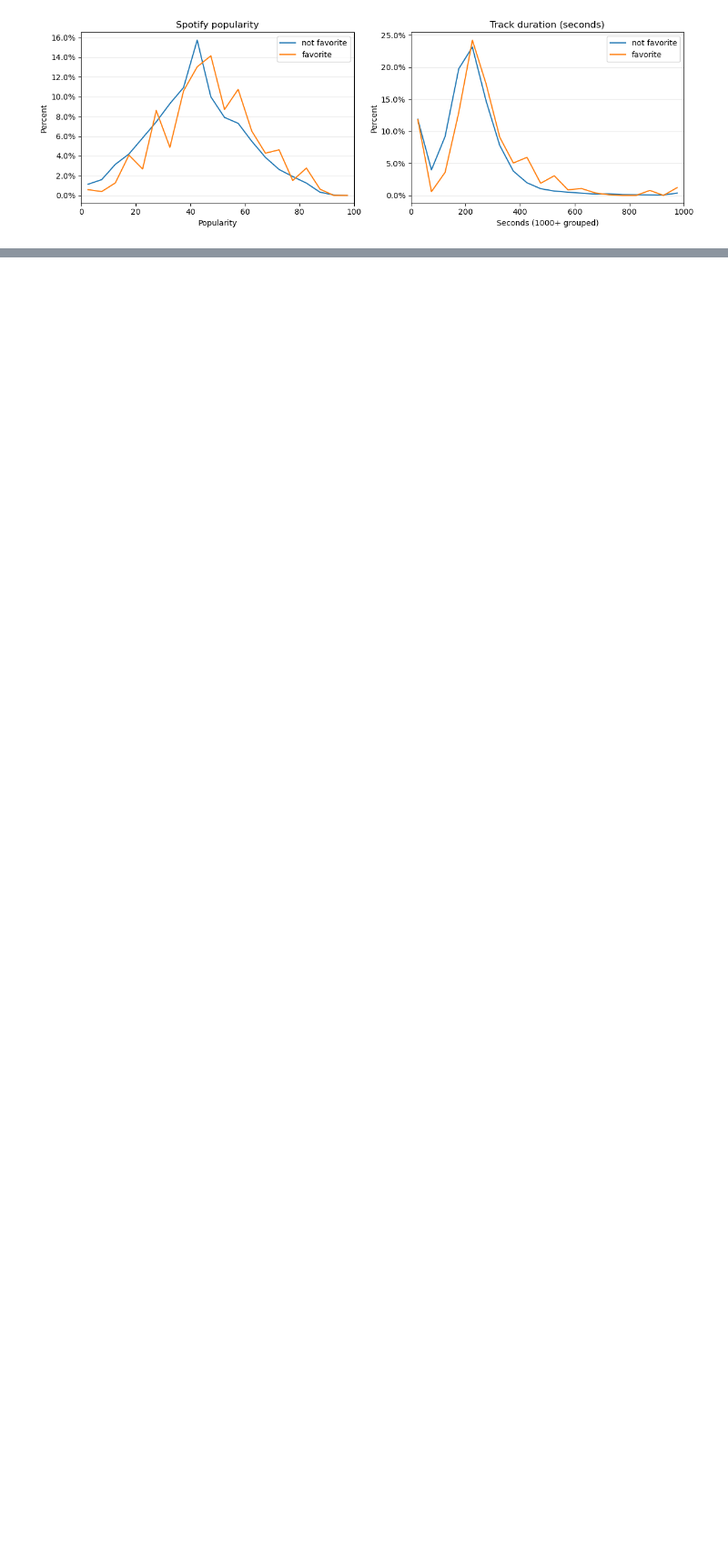
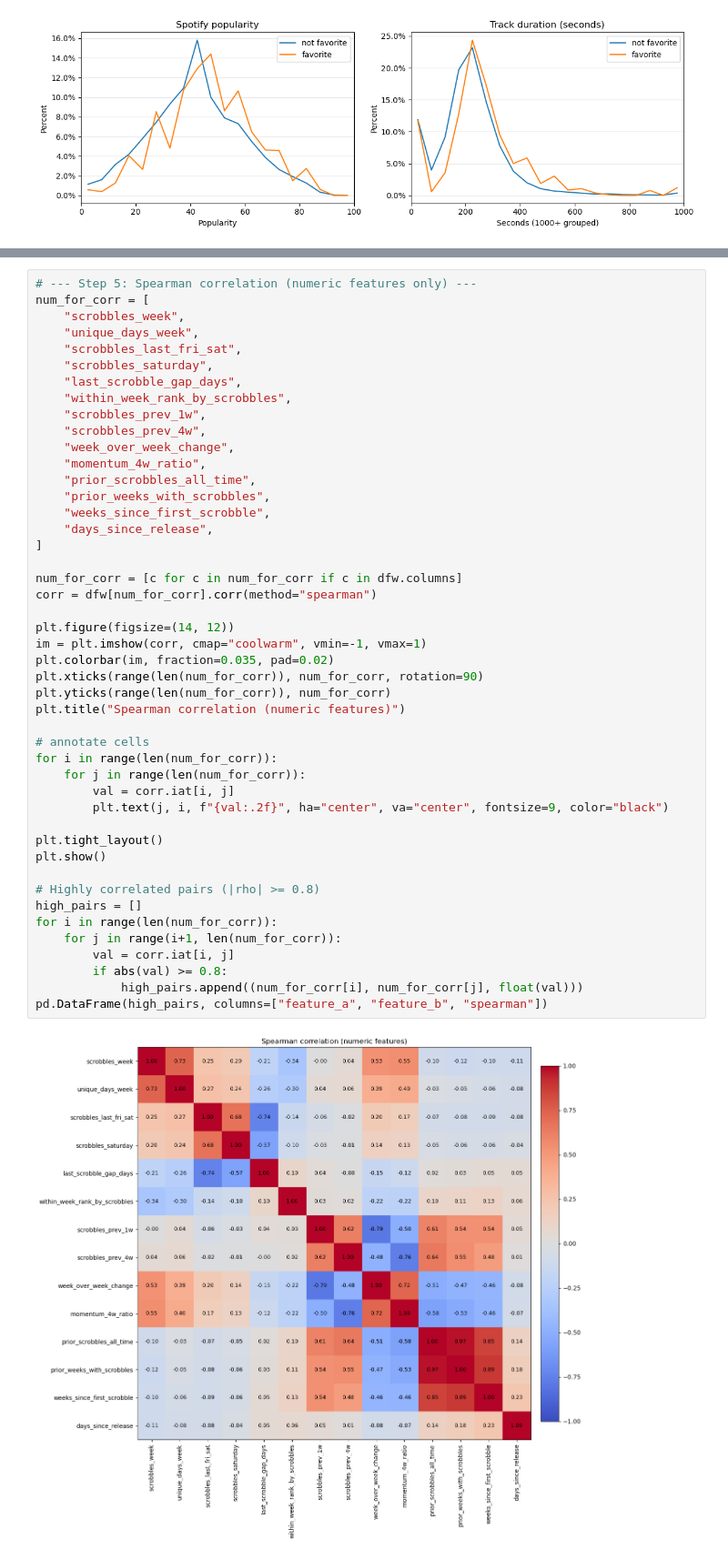
Before and after one commit to Tyainss/song-of-the-week, a Jupyter notebook: notebooks/00_eda.ipynb, the cells around one changed output, grey strips where cells are left out. Shown at 91% size. Drawn from its saved outputs; the diff is of its cells as text; blank space fills up the shorter version.

```diff
--- a/notebooks/00_eda.ipynb
+++ b/notebooks/00_eda.ipynb
@@ -741,0 +950,48 @@ plt.show()
+# %%
+# --- Step 5: Spearman correlation (numeric features only) ---
+num_for_corr = [
+    "scrobbles_week",
+    "unique_days_week",
+    "scrobbles_last_fri_sat",
+    "scrobbles_saturday",
+    "last_scrobble_gap_days",
+    "within_week_rank_by_scrobbles",
+    "scrobbles_prev_1w",
+    "scrobbles_prev_4w",
+    "week_over_week_change",
+    "momentum_4w_ratio",
+    "prior_scrobbles_all_time",
+    "prior_weeks_with_scrobbles",
+    "weeks_since_first_scrobble",
+    "days_since_release",
+]
+
+num_for_corr = [c for c in num_for_corr if c in dfw.columns]
+corr = dfw[num_for_corr].corr(method="spearman")
+
+plt.figure(figsize=(14, 12))
+im = plt.imshow(corr, cmap="coolwarm", vmin=-1, vmax=1)
+plt.colorbar(im, fraction=0.035, pad=0.02)
+plt.xticks(range(len(num_for_corr)), num_for_corr, rotation=90)
+plt.yticks(range(len(num_for_corr)), num_for_corr)
+plt.title("Spearman correlation (numeric features)")
+
+# annotate cells
+for i in range(len(num_for_corr)):
+    for j in range(len(num_for_corr)):
+        val = corr.iat[i, j]
+        plt.text(j, i, f"{val:.2f}", ha="center", va="center", fontsize=9, color="black")
+
+plt.tight_layout()
+plt.show()
+
+# Highly correlated pairs (|rho| >= 0.8)
+high_pairs = []
+for i in range(len(num_for_corr)):
+    for j in range(i+1, len(num_for_corr)):
+        val = corr.iat[i, j]
+        if abs(val) >= 0.8:
+            high_pairs.append((num_for_corr[i], num_for_corr[j], float(val)))
+pd.DataFrame(high_pairs, columns=["feature_a", "feature_b", "spearman"])
+# %% [output]
+[figure, added]
```
Also changed, not shown: parts of 23 cells of this notebook.
